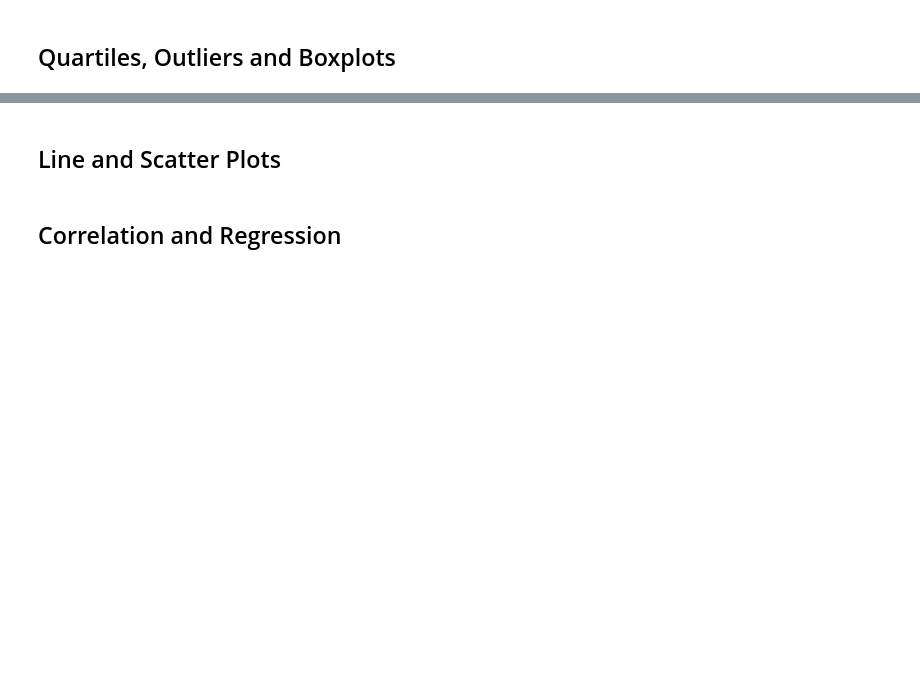
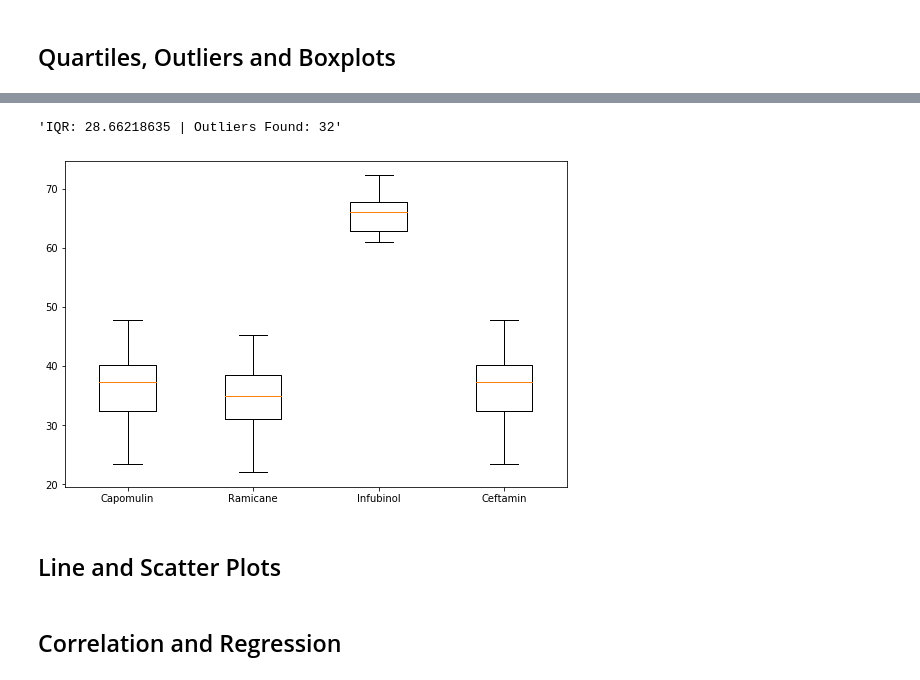
Before and after one commit to KevinNMcpu/matplotlib-challenge, a Jupyter notebook: pymaceuticals.ipynb, the cells around one changed output, grey strips where cells are left out. Drawn from its saved outputs; the diff is of its cells as text; code cells hidden in the pictures; blank space fills up the shorter version.

```diff
--- a/pymaceuticals.ipynb
+++ b/pymaceuticals.ipynb
@@ -296,12 +350,25 @@ int
 # %%
 # Put treatments into a list for for loop (and later for plot labels)
 
+drug_list = ["Capomulin", "Ramicane", "Infubinol", "Ceftamin"]
 
 # Create empty list to fill with tumor vol data (for plotting)
 
+tumor_vol_data = []
 
 # Calculate the IQR and quantitatively determine if there are any potential outliers.
 
+Q1 = quartile_df["Tumor Volume (mm3)"].quantile(0.25)
+Q3 = quartile_df["Tumor Volume (mm3)"].quantile(0.75)
+IQR = Q3 - Q1
+
+how_many_outliers = quartile_df
+
+how_many_outliers = how_many_outliers[((how_many_outliers["Tumor Volume (mm3)"] >= how_many_outliers["Tumor Volume (mm3)"].quantile(0.25)) & (how_many_outliers["Tumor Volume (mm3)"] <= how_many_outliers["Tumor Volume (mm3)"].quantile(0.75)))]
+
+outliers_found = len(quartile_df) - len(how_many_outliers)
+
+f"IQR: {IQR} | Outliers Found: {outliers_found}"
 
     # Locate the rows which contain mice on each drug and get the tumor volumes
 
@@ -310,3 +377,5 @@ int
 
 
     # Determine outliers using upper and lower bounds
+# %% [output]
+'IQR: 28.66218635 | Outliers Found: 32'
@@ -315,3 +382,38 @@ int
+# %%
+# Generate a box plot of the final tumor volume of each mouse across four regimens of interest
+
+flier1 = dict(marker='o', markerfacecolor='green', markersize=12, linestyle='none')
+
+capomulin_data = pd.DataFrame()
+ramicane_data = pd.DataFrame()
+infubinol_data = pd.DataFrame()
+ceftamin_data = pd.DataFrame()
+
+capomulin_data = quartile_df[(quartile_df["Drug Regimen"] == "Capomulin")]
+ramicane_data = quartile_df[(quartile_df["Drug Regimen"] == "Ramicane")]
+infubinol_data = quartile_df[(quartile_df["Drug Regimen"] == "Infubinol")]
+ceftamin_data = quartile_df[(quartile_df["Drug Regimen"] == "Capomulin")]
+
+capomulin_data = capomulin_data["Tumor Volume (mm3)"]
+ramicane_data = ramicane_data["Tumor Volume (mm3)"]
+infubinol_data = infubinol_data["Tumor Volume (mm3)"]
+ceftamin_data = ceftamin_data["Tumor Volume (mm3)"]
+
+data_to_plot = [capomulin_data, ramicane_data, infubinol_data, ceftamin_data]
+
+fig_box = plt.figure(1, figsize=(9,6))
+
+ax_box = fig_box.add_subplot(111)
+
+box_plot = ax_box.boxplot(data_to_plot, labels=(drug_list), showfliers=True)
+
+#highlight any potential outliers, none found though?
+for flier in box_plot['fliers']:
+    flier.set(marker='o', color='#e7298a', alpha=0.5)
+
+plt.show()
+# %% [output]
+[figure, added]
 # %% [markdown]
 ## Line and Scatter Plots
 # %%
```
Also changed, not shown: parts of 5 cells of this notebook.
